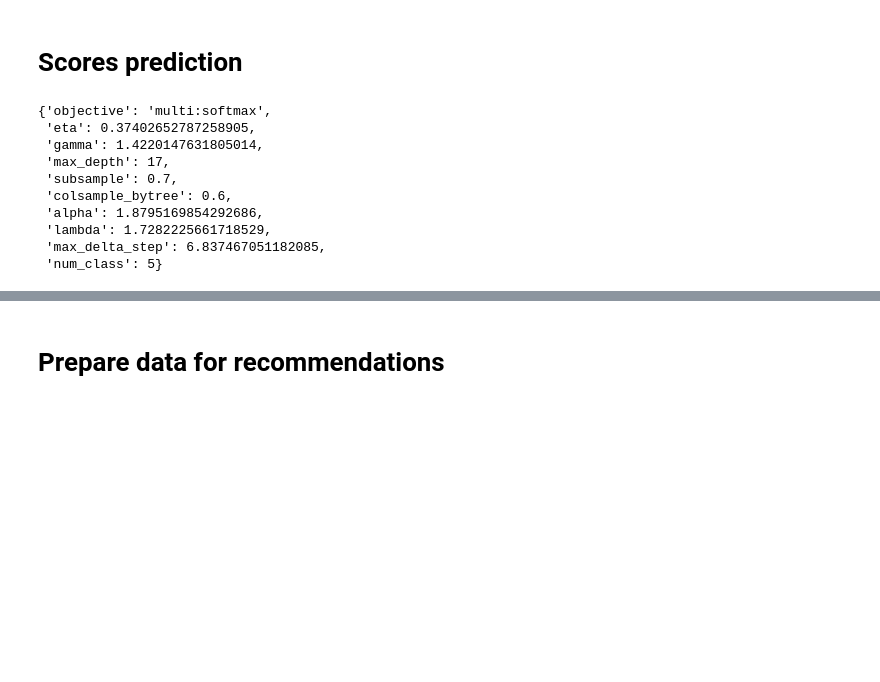
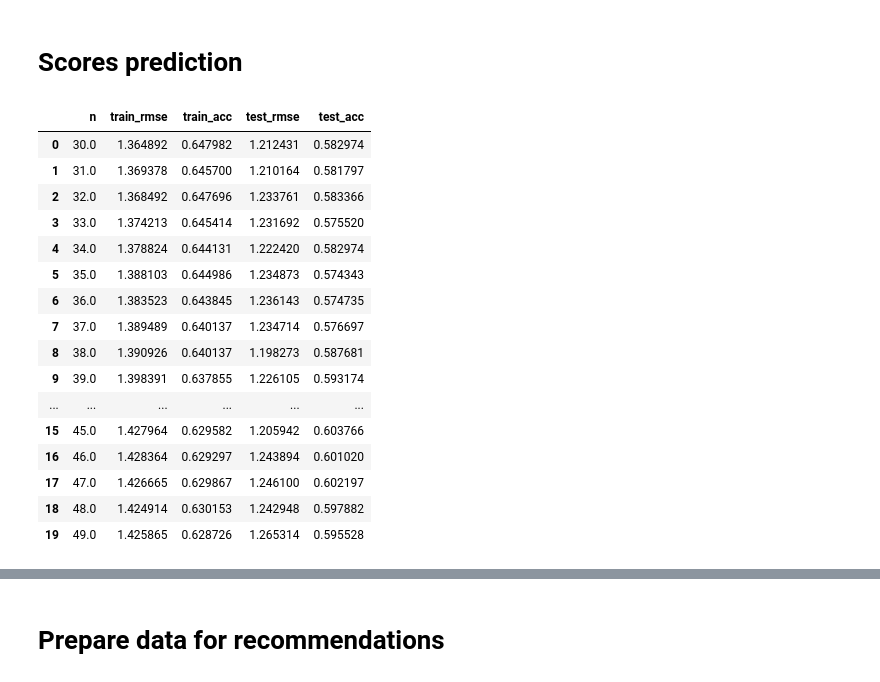
Before and after one commit to kabalce/recommender_NLP, a Jupyter notebook: final_notebook.ipynb, the cells around one changed output, grey strips where cells are left out. Drawn from its saved outputs; the diff is of its cells as text; code cells hidden in the pictures; blank space fills up the shorter version.

```diff
--- a/final_notebook.ipynb
+++ b/final_notebook.ipynb
@@ -365,6 +369,36 @@ data_nlp, data_train, data_test = dim_method_functions[dim_method](data_nlp_w2v,
 Shape of training data reduced from (7011, 300) to (7011, 113).
 # %% [markdown]
 # Scores prediction
+# %%
+res = pd.DataFrame()
+for i in range(30, 50):
+    neigh = KNeighborsClassifier(i)
+    neigh.fit(data_nlp[:, 1:], data_nlp[:, 0] - 1)
+    tr = np.mean((neigh.predict(data_nlp[:, 1:]) - data_nlp[:, 0] + 1)**2)**0.5
+    te = np.mean((neigh.predict(data_train[:, 1:]) - data_train[:, 0] + 1)**2)**0.5
+    tr_acc = np.mean(neigh.predict(data_nlp[:, 1:]) == data_nlp[:, 0] - 1)
+    te_acc = np.mean(neigh.predict(data_train[:, 1:]) == data_train[:, 0] - 1)
+    res = res.append({"n": i, "train_rmse": tr, "train_acc": tr_acc, "test_rmse": te, "test_acc": te_acc}, ignore_index=True)
+with pd.option_context('display.max_rows', None, 'display.max_columns', None):  # more options can be specified also
+    display(res)
+# %% [output]
+|  | n | train_rmse | train_acc | test_rmse | test_acc |
+| 0 | 30.0 | 1.364892 | 0.647982 | 1.212431 | 0.582974 |
+| 1 | 31.0 | 1.369378 | 0.645700 | 1.210164 | 0.581797 |
+| 2 | 32.0 | 1.368492 | 0.647696 | 1.233761 | 0.583366 |
+| 3 | 33.0 | 1.374213 | 0.645414 | 1.231692 | 0.575520 |
+| 4 | 34.0 | 1.378824 | 0.644131 | 1.222420 | 0.582974 |
+| 5 | 35.0 | 1.388103 | 0.644986 | 1.234873 | 0.574343 |
+| 6 | 36.0 | 1.383523 | 0.643845 | 1.236143 | 0.574735 |
+| 7 | 37.0 | 1.389489 | 0.640137 | 1.234714 | 0.576697 |
+| 8 | 38.0 | 1.390926 | 0.640137 | 1.198273 | 0.587681 |
+| 9 | 39.0 | 1.398391 | 0.637855 | 1.226105 | 0.593174 |
+| ... | ... | ... | ... | ... | ... |
+| 15 | 45.0 | 1.427964 | 0.629582 | 1.205942 | 0.603766 |
+| 16 | 46.0 | 1.428364 | 0.629297 | 1.243894 | 0.601020 |
+| 17 | 47.0 | 1.426665 | 0.629867 | 1.246100 | 0.602197 |
+| 18 | 48.0 | 1.424914 | 0.630153 | 1.242948 | 0.597882 |
+| 19 | 49.0 | 1.425865 | 0.628726 | 1.265314 | 0.595528 |
 # %%
 def xgboost(X_train, y_train, hyperparameters):
     model = XGBClassifier(**hyperparameters)
@@ -393,19 +427,6 @@ for i in range(50):
     params = get_random_params()
     results = xgb.cv(params, DTrain)
     cv_results3 = cv_results3.append(pd.DataFrame(np.concatenate((np.array([i for i in params.values()]), results.mean().values))).transpose())
-# %%
-results
-# %% [output]
-{'objective': 'multi:softmax',
- 'eta': 0.37402652787258905,
- 'gamma': 1.4220147631805014,
- 'max_depth': 17,
- 'subsample': 0.7,
- 'colsample_bytree': 0.6,
- 'alpha': 1.8795169854292686,
- 'lambda': 1.7282225661718529,
- 'max_delta_step': 6.837467051182085,
- 'num_class': 5}
 # %%
 cv_results3.columns = ["objective", "eval_metric", "eta", "gamma", "max_depth", "subsample", "colsample_bytree", "alpha", "lambda", "max_delta_step", "num_class", "train_error", "train_error_std", "test_error", "test_error_std"]
 cv_results3.index = [i for i in range(cv_results3.shape[0])]
```
Also changed, not shown: parts of 46 cells of this notebook.
